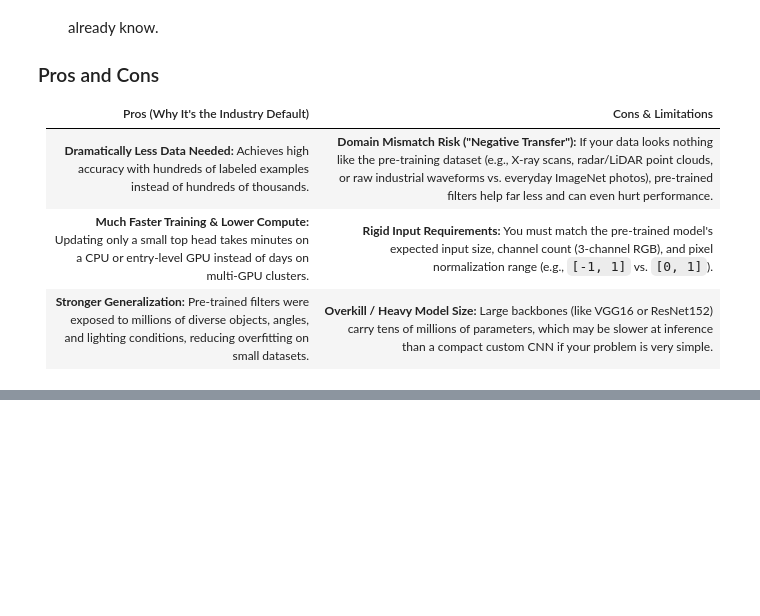
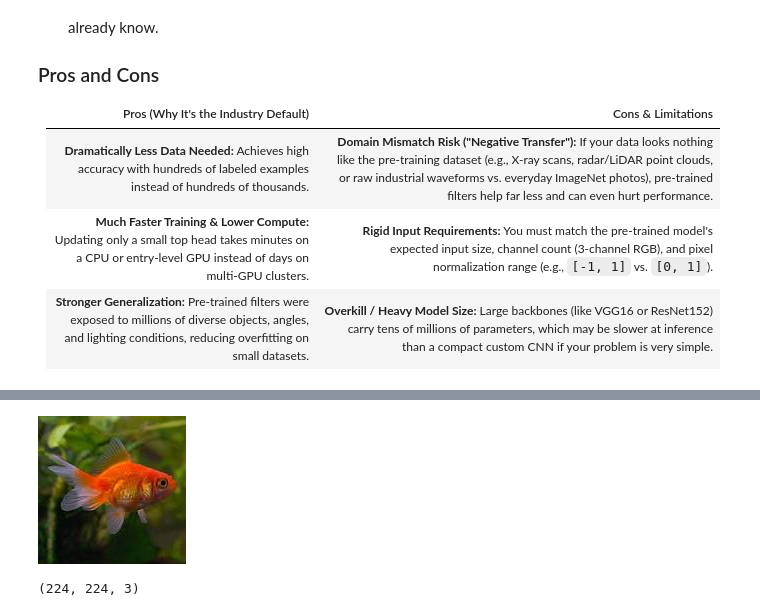
Before and after one commit to DEVANSHU-KALI/Deep_Learning, a Jupyter notebook: concepts_of_dl/transfer_leraning/code.ipynb, the cells around one changed output, grey strips where cells are left out. Cells and saved outputs as stored; diff of their text form; code cells hidden in the pictures; blank space fills up the shorter version.

```diff
--- a/concepts_of_dl/transfer_leraning/code.ipynb
+++ b/concepts_of_dl/transfer_leraning/code.ipynb
@@ -30,0 +57,15 @@ A deep neural network splits naturally into two parts: a **feature extractor** (
+# %%
+gold_fish = Image.open("../../data/gold_fish.jpg")
+gold_fish
+# %% [output]
+[figure, added]
+# %%
+gold_fish = Image.open("../../data/gold_fish.jpg").resize(IMAGE_SHAPE)
+gold_fish_arr = np.array(gold_fish, dtype=np.float32)
+
+# Scales [0, 255] -> [-1, 1] expected by keras.applications.MobileNetV2
+# when the model was trained, they followed this range, which means we need to use that too
+gold_fish_preprocessed = keras.applications.mobilenet_v2.preprocess_input(gold_fish_arr)
+gold_fish_preprocessed.shape  # (224, 224, 3)
+# %% [output]
+(224, 224, 3)
```
Also changed, not shown: parts of 31 cells of this notebook, 1 other file.
